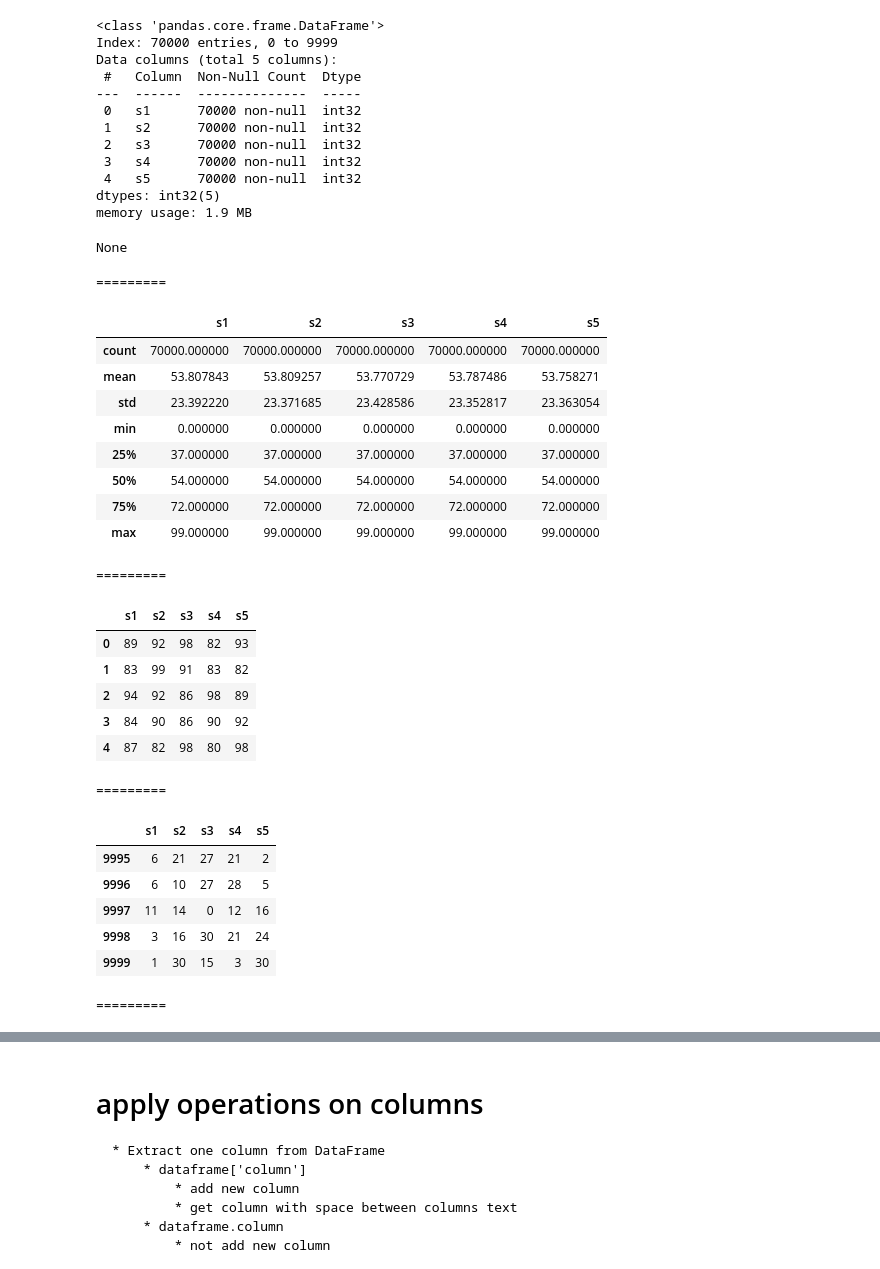
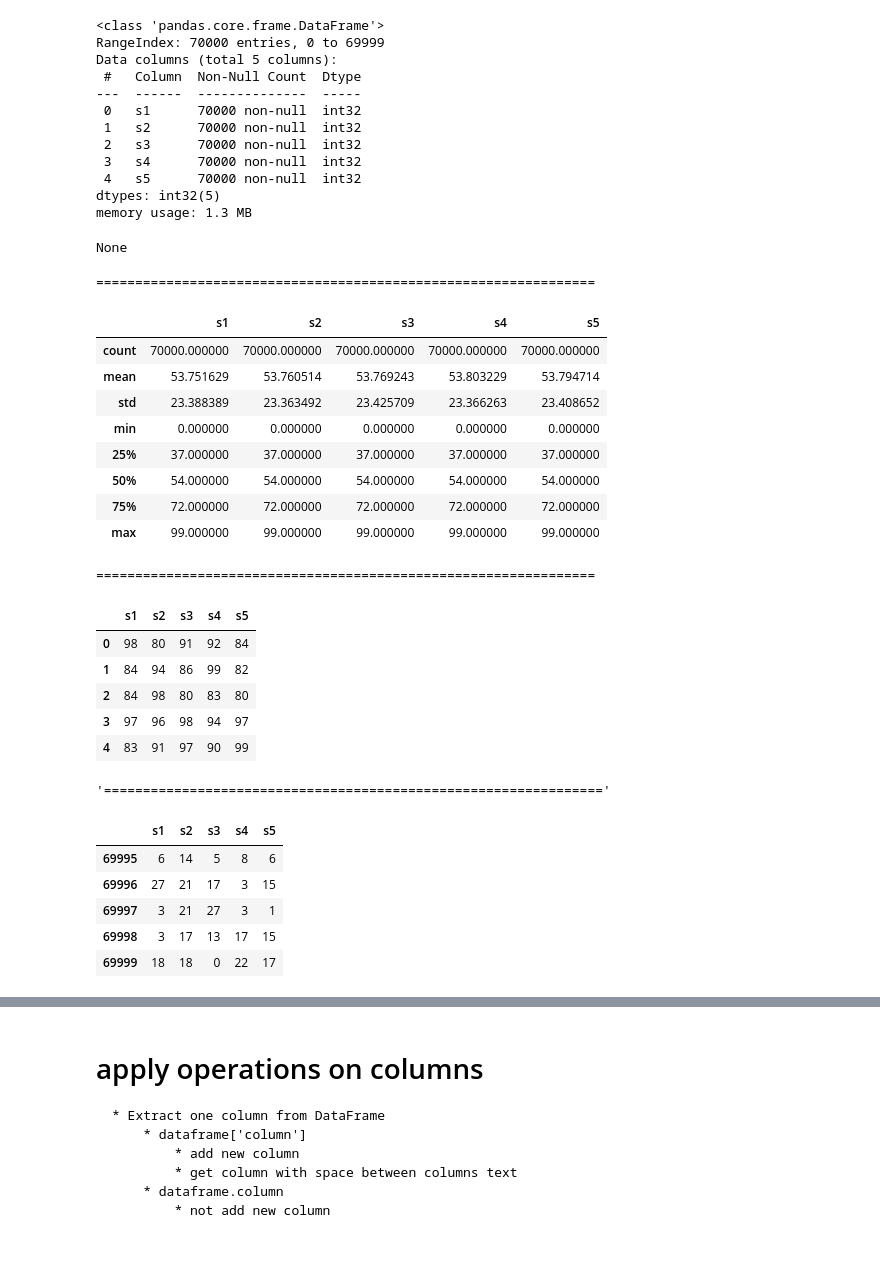
Before and after one commit to smmartprogrammer/modernpython, a Jupyter notebook: class18(add_delete_update_column_info).ipynb, the cells around one changed output, grey strips where cells are left out. Saved outputs shown, nothing was run; the diff lists cells and outputs as text; code cells hidden in the pictures.

```diff
--- a/class18(add_delete_update_column_info).ipynb
+++ b/class18(add_delete_update_column_info).ipynb
@@ -131,57 +131,52 @@ ss3
 10000 rows × 5 columns
 # %%
-df : pd.DataFrame = pd.concat([ss1,ss2,ss3,ss4,ss5,ss6,ss7])
+df : pd.DataFrame = pd.concat([ss1,ss2,ss3,ss4,ss5,ss6,ss7]).reset_index(drop=True)
 
 display(df.info())
-print("=========")
-
+print("================================================================")
 display(df.describe())
-print("=========")
-
-display(df.head())
-print("=========")
-
+print("================================================================")
+display(df.head())# .head(n=60)
+display("================================================================")
 display(df.tail())
-print("=========")
 # %% [output]
 <class 'pandas.core.frame.DataFrame'>
-Index: 70000 entries, 0 to 9999
+RangeIndex: 70000 entries, 0 to 69999
 Data columns (total 5 columns):
  #   Column  Non-Null Count  Dtype
 ---  ------  --------------  -----
  0   s1      70000 non-null  int32
  1   s2      70000 non-null  int32
  2   s3      70000 non-null  int32
  3   s4      70000 non-null  int32
  4   s5      70000 non-null  int32
 dtypes: int32(5)
-memory usage: 1.9 MB
+memory usage: 1.3 MB
 None
-=========
+================================================================
 |  | s1 | s2 | s3 | s4 | s5 |
 | count | 70000.000000 | 70000.000000 | 70000.000000 | 70000.000000 | 70000.000000 |
-| mean | 53.807843 | 53.809257 | 53.770729 | 53.787486 | 53.758271 |
-| std | 23.392220 | 23.371685 | 23.428586 | 23.352817 | 23.363054 |
+| mean | 53.751629 | 53.760514 | 53.769243 | 53.803229 | 53.794714 |
+| std | 23.388389 | 23.363492 | 23.425709 | 23.366263 | 23.408652 |
 | min | 0.000000 | 0.000000 | 0.000000 | 0.000000 | 0.000000 |
 | 25% | 37.000000 | 37.000000 | 37.000000 | 37.000000 | 37.000000 |
 | 50% | 54.000000 | 54.000000 | 54.000000 | 54.000000 | 54.000000 |
 | 75% | 72.000000 | 72.000000 | 72.000000 | 72.000000 | 72.000000 |
 | max | 99.000000 | 99.000000 | 99.000000 | 99.000000 | 99.000000 |
-=========
+================================================================
 |  | s1 | s2 | s3 | s4 | s5 |
-| 0 | 89 | 92 | 98 | 82 | 93 |
-| 1 | 83 | 99 | 91 | 83 | 82 |
-| 2 | 94 | 92 | 86 | 98 | 89 |
-| 3 | 84 | 90 | 86 | 90 | 92 |
-| 4 | 87 | 82 | 98 | 80 | 98 |
+| 0 | 98 | 80 | 91 | 92 | 84 |
+| 1 | 84 | 94 | 86 | 99 | 82 |
+| 2 | 84 | 98 | 80 | 83 | 80 |
+| 3 | 97 | 96 | 98 | 94 | 97 |
+| 4 | 83 | 91 | 97 | 90 | 99 |
-=========
+'================================================================'
 |  | s1 | s2 | s3 | s4 | s5 |
-| 9995 | 6 | 21 | 27 | 21 | 2 |
-| 9996 | 6 | 10 | 27 | 28 | 5 |
-| 9997 | 11 | 14 | 0 | 12 | 16 |
-| 9998 | 3 | 16 | 30 | 21 | 24 |
-| 9999 | 1 | 30 | 15 | 3 | 30 |
+| 69995 | 6 | 14 | 5 | 8 | 6 |
+| 69996 | 27 | 21 | 17 | 3 | 15 |
+| 69997 | 3 | 21 | 27 | 3 | 1 |
+| 69998 | 3 | 17 | 13 | 17 | 15 |
+| 69999 | 18 | 18 | 0 | 22 | 17 |
-=========
 # %%
 df.to_csv("student.csv", index=False)
 # %%
```
Also changed, not shown: parts of 36 cells of this notebook, 1 other file.
